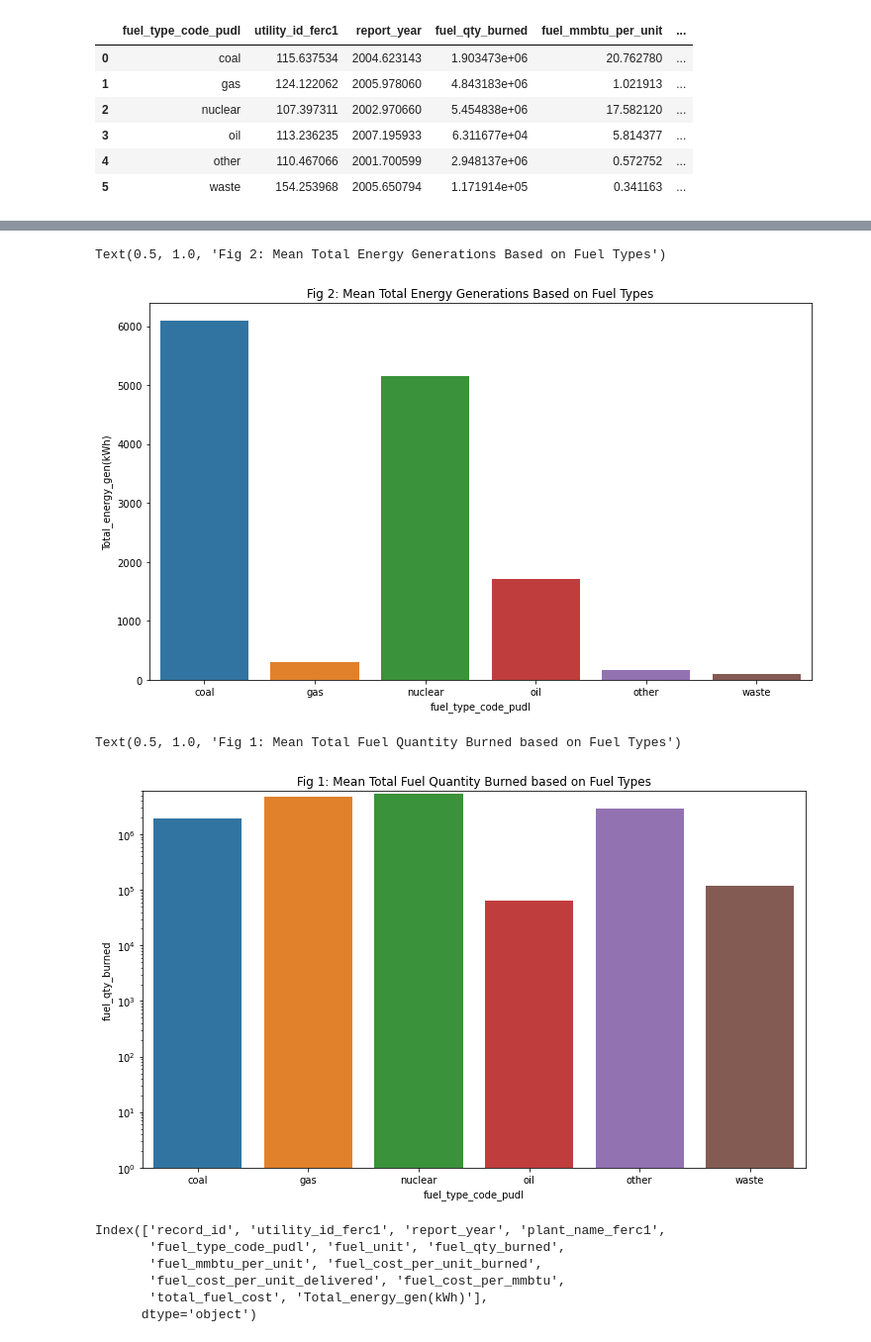
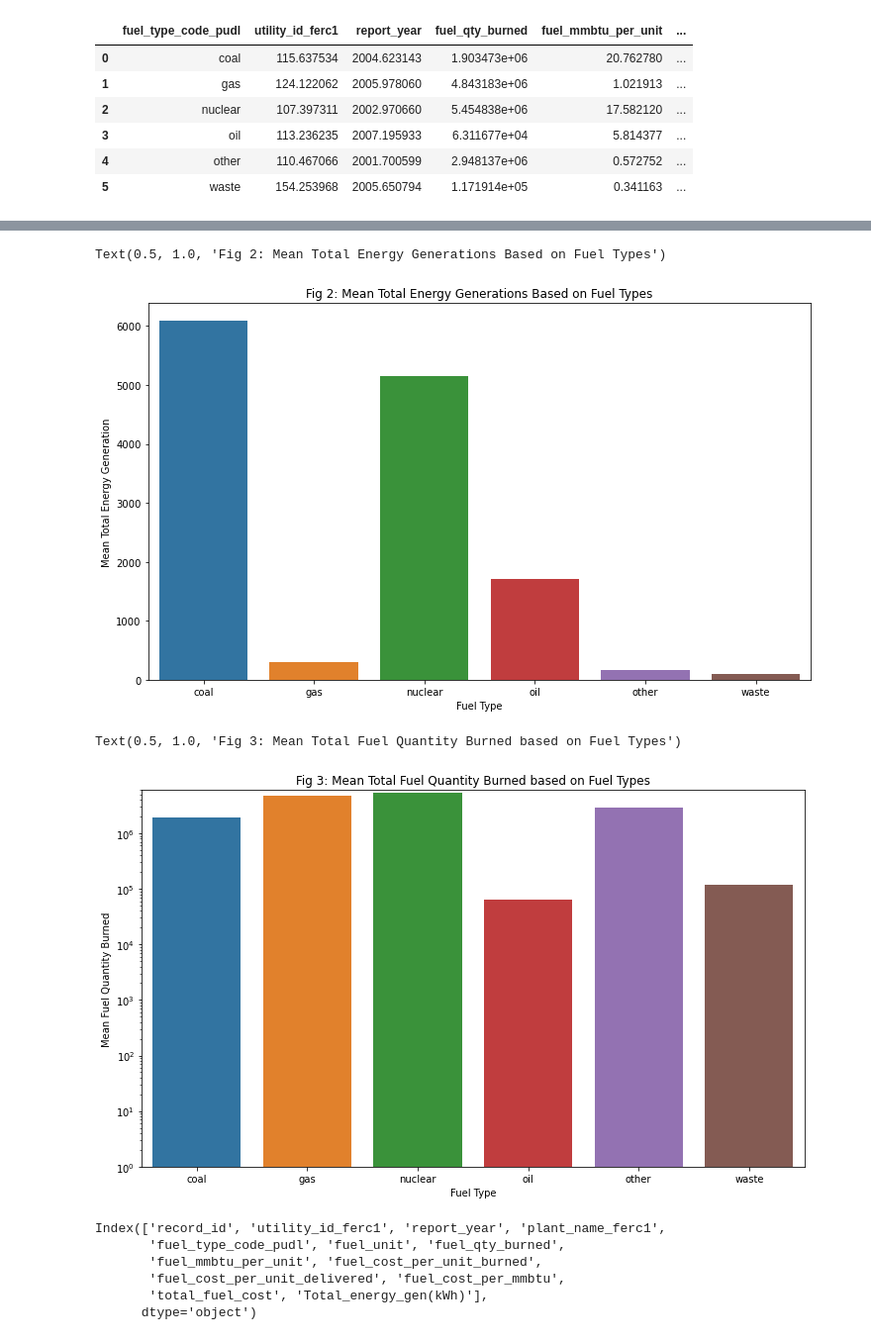
Before and after one commit to Diyoke-Py/Power-plant-project, a Jupyter notebook: Power plant project.ipynb, the cells around one changed output, grey strips where cells are left out. Shown at 99% size. Saved outputs shown, nothing was run; the diff lists cells and outputs as text; code cells hidden in the pictures.

```diff
--- a/Power plant project.ipynb
+++ b/Power plant project.ipynb
@@ -144,25 +183,29 @@ plt.figure(figsize = (12,7)) # create a blank plot platform of size 12 x 7 (B x
 #create a barplot of mean total energy generation of plants based on fuel types
 sns.barplot(data=mean_vals, x='fuel_type_code_pudl',y='Total_energy_gen(kWh)')
 
+plt.xlabel('Fuel Type') # X axis label
+plt.ylabel('Mean Total Energy Generation') # Y axis label
 plt.title('Fig 2: Mean Total Energy Generations Based on Fuel Types') #set title
 # %% [output]
 Text(0.5, 1.0, 'Fig 2: Mean Total Energy Generations Based on Fuel Types')
-[figure, old version]
+[figure, new version]
 # %%
 plt.figure(figsize=(12,7)) # create a blank plot platform of size 12 x 7 (B x L, respectively)
 
 #create a barplot of mean total fuel quantity burned by plants based on fuel types
 fqb = sns.barplot(data = mean_vals, x = 'fuel_type_code_pudl', y = 'fuel_qty_burned')
 
 #convert y axis to logarithm due to large values
 fqb.set_yscale('log')
 
 #set range of y axis value (from 1 to 6000000)
 fqb.set_ylim(1,6000000)
-plt.title('Fig 1: Mean Total Fuel Quantity Burned based on Fuel Types') #set title
+plt.xlabel('Fuel Type') # X axis label
+plt.ylabel('Mean Fuel Quantity Burned') # Y axis label
+plt.title('Fig 3: Mean Total Fuel Quantity Burned based on Fuel Types') #set title
 # %% [output]
-Text(0.5, 1.0, 'Fig 1: Mean Total Fuel Quantity Burned based on Fuel Types')
+Text(0.5, 1.0, 'Fig 3: Mean Total Fuel Quantity Burned based on Fuel Types')
-[figure, old version]
+[figure, new version]
 # %%
 fuel_data.columns
 # %% [output]
```
Also changed, not shown: parts of 24 cells of this notebook.
